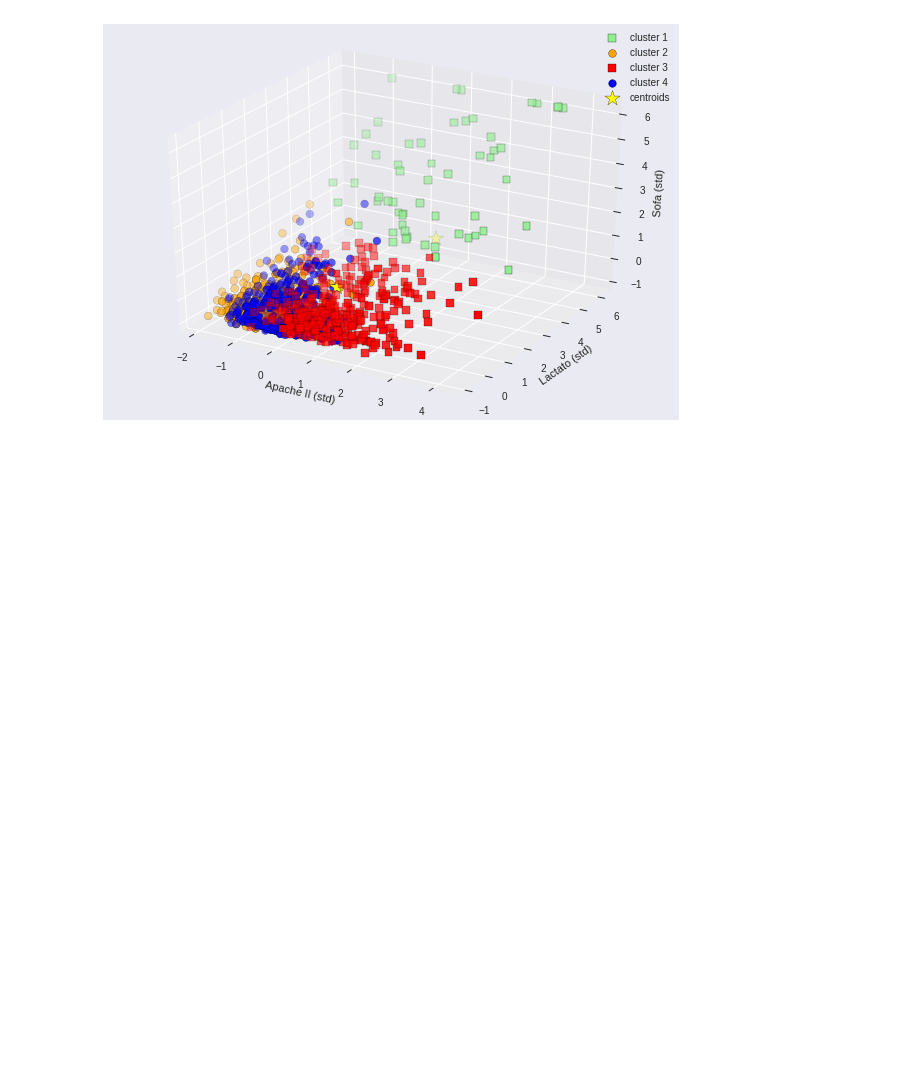
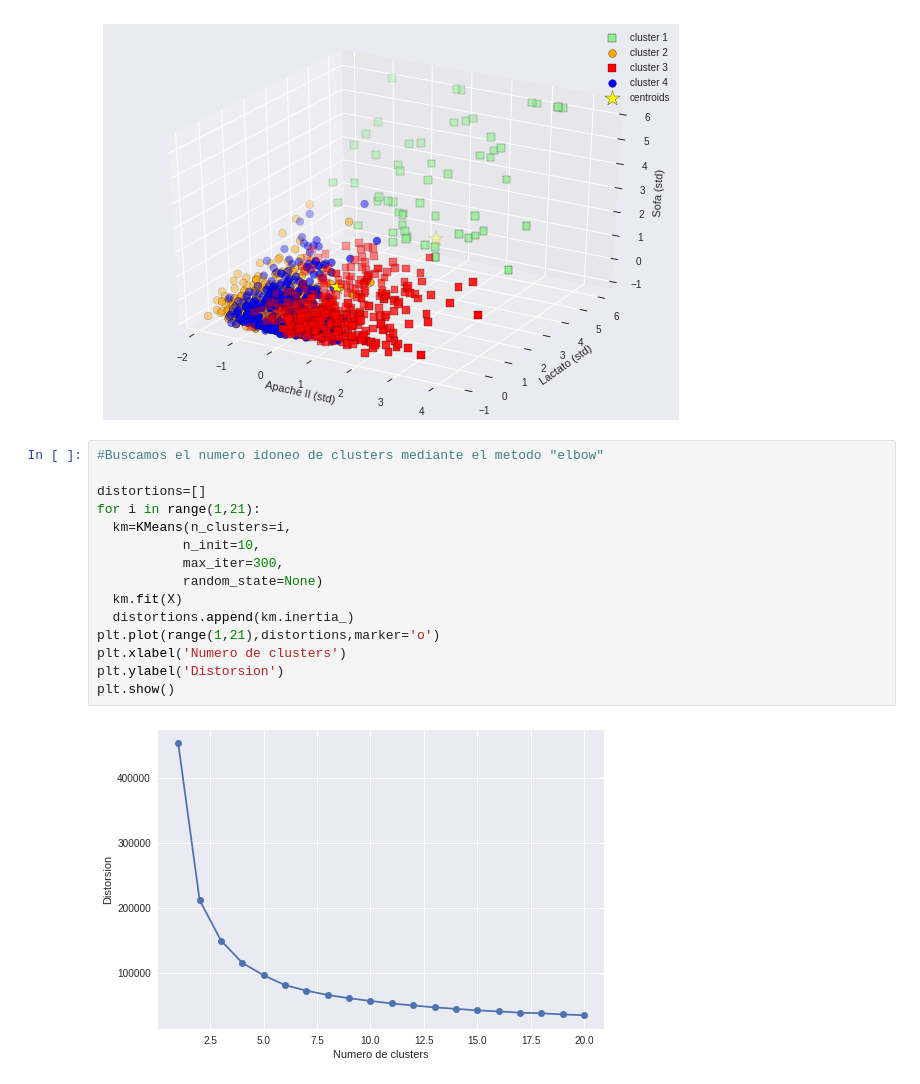
Before and after one commit to anunezr/revision_medicina_intensiva, a Jupyter notebook: Clustering.ipynb, the cells around one changed output. Drawn from its saved outputs; the diff is of its cells as text; blank space fills up the shorter version.

```diff
--- a/Clustering.ipynb
+++ b/Clustering.ipynb
@@ -45,3 +45,20 @@ plt.grid()
 plt.show()
 # %% [output]
 [figure]
+# %%
+#Buscamos el numero idoneo de clusters mediante el metodo "elbow"
+
+distortions=[]
+for i in range(1,21):
+  km=KMeans(n_clusters=i,
+           n_init=10,
+           max_iter=300,
+           random_state=None)
+  km.fit(X)
+  distortions.append(km.inertia_)
+plt.plot(range(1,21),distortions,marker='o')
+plt.xlabel('Numero de clusters')
+plt.ylabel('Distorsion')
+plt.show()
+# %% [output]
+[figure, added]
```
